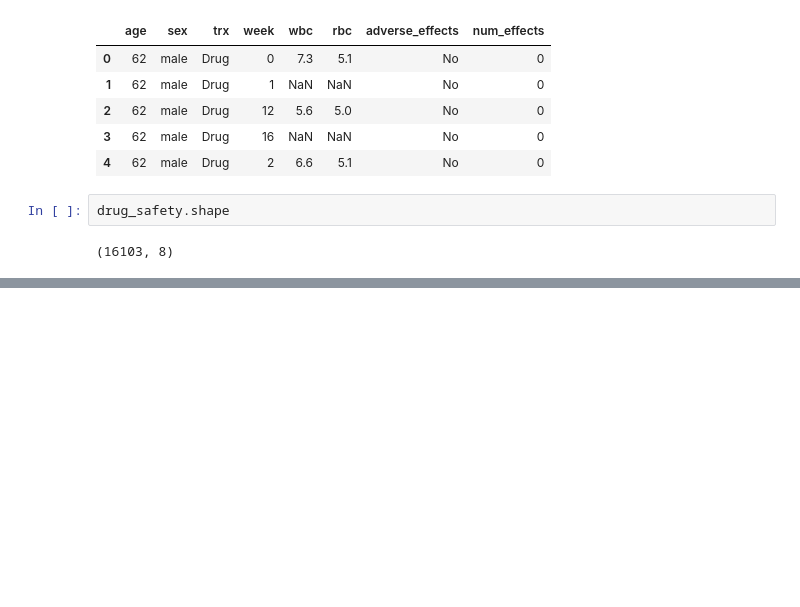
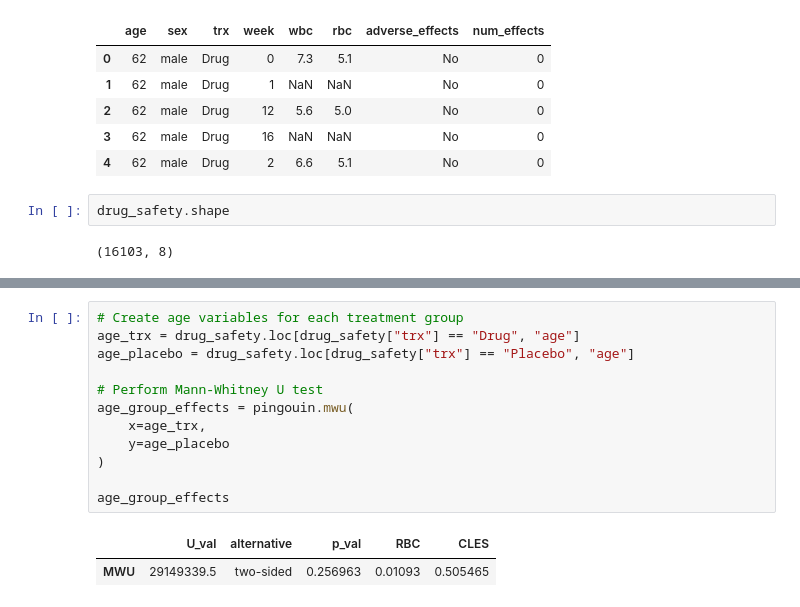
Before and after one commit to OlumideOlumayegun/statistical-analysis-of-drug-safety-using-hypothesis-testing, a Jupyter notebook: notebook.ipynb, the cells around one changed output, grey strips where cells are left out. Drawn from its saved outputs; the diff is of its cells as text; blank space fills up the shorter version.

```diff
--- a/notebook.ipynb
+++ b/notebook.ipynb
@@ -71,0 +255,15 @@ drug_safety.shape
+# %%
+# Create age variables for each treatment group
+age_trx = drug_safety.loc[drug_safety["trx"] == "Drug", "age"]
+age_placebo = drug_safety.loc[drug_safety["trx"] == "Placebo", "age"]
+
+# Perform Mann-Whitney U test
+age_group_effects = pingouin.mwu(
+    x=age_trx,
+    y=age_placebo
+)
+
+age_group_effects
+# %% [output]
+|  | U_val | alternative | p_val | RBC | CLES |
+| MWU | 29149339.5 | two-sided | 0.256963 | 0.01093 | 0.505465 |
```
Also changed, not shown: parts of 28 cells of this notebook, 1 other file.
